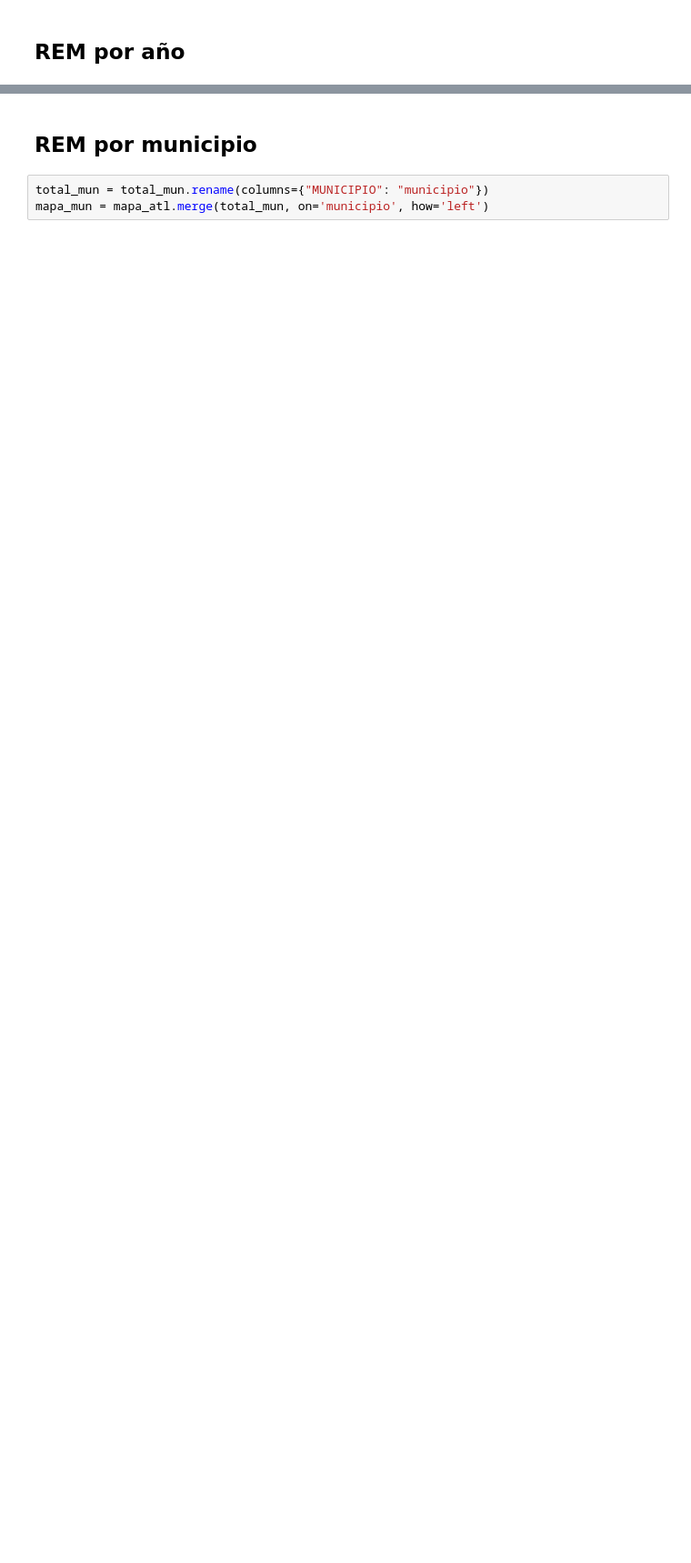
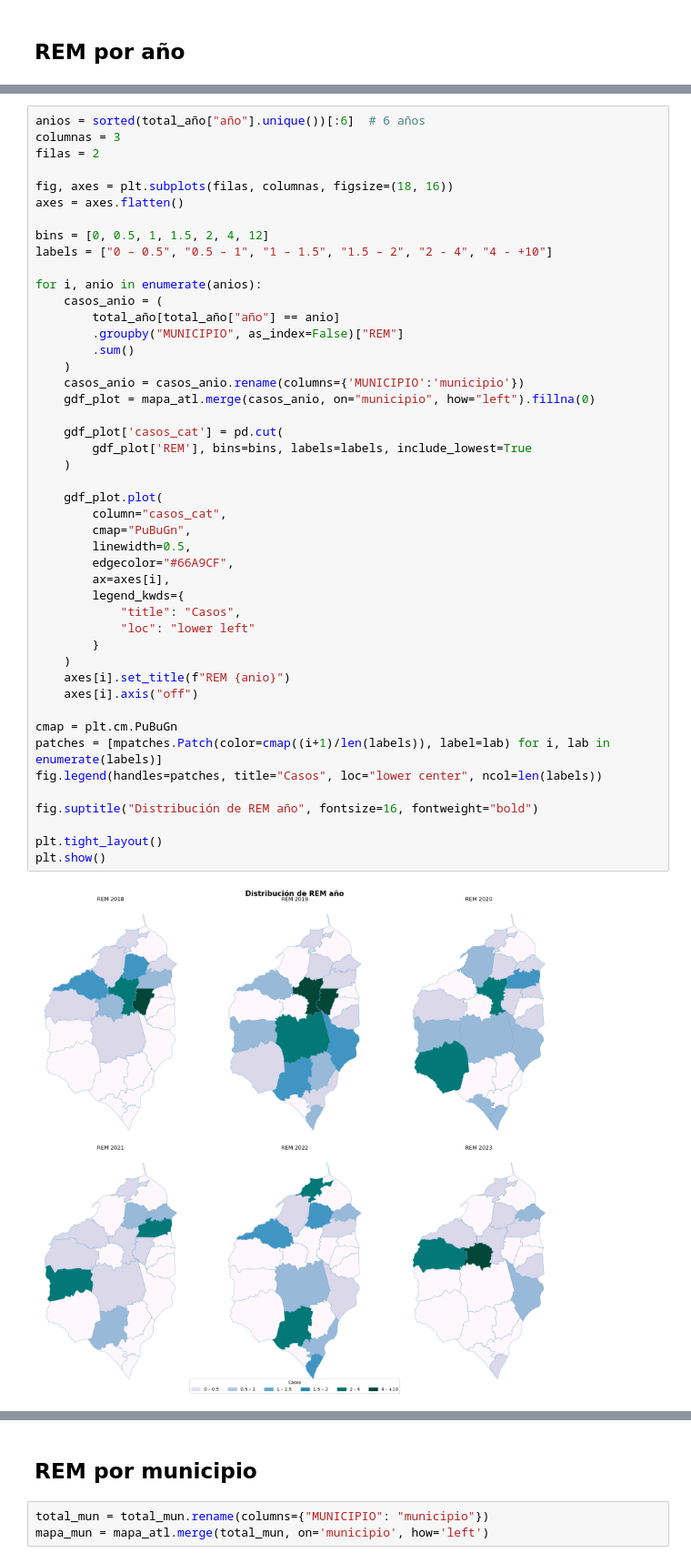
Before and after one commit to Darally06/Dengue_caracterization, a Jupyter notebook: REM_ATL.ipynb, the cells around one changed output, grey strips where cells are left out. Shown at 91% size. Saved outputs shown, nothing was run; the diff lists cells and outputs as text; blank space fills up the shorter version.

```diff
--- a/REM_ATL.ipynb
+++ b/REM_ATL.ipynb
@@ -85,0 +102,48 @@ plt.show()
+# %%
+anios = sorted(total_año["año"].unique())[:6]  # 6 años
+columnas = 3
+filas = 2
+
+fig, axes = plt.subplots(filas, columnas, figsize=(18, 16))
+axes = axes.flatten()
+
+bins = [0, 0.5, 1, 1.5, 2, 4, 12]
+labels = ["0 – 0.5", "0.5 – 1", "1 – 1.5", "1.5 – 2", "2 - 4", "4 - +10"]
+
+for i, anio in enumerate(anios):
+    casos_anio = (
+        total_año[total_año["año"] == anio]
+        .groupby("MUNICIPIO", as_index=False)["REM"]
+        .sum()
+    )
+    casos_anio = casos_anio.rename(columns={'MUNICIPIO':'municipio'})
+    gdf_plot = mapa_atl.merge(casos_anio, on="municipio", how="left").fillna(0)
+
+    gdf_plot['casos_cat'] = pd.cut(
+        gdf_plot['REM'], bins=bins, labels=labels, include_lowest=True
+    )
+
+    gdf_plot.plot(
+        column="casos_cat",
+        cmap="PuBuGn",
+        linewidth=0.5,
+        edgecolor="#66A9CF",
+        ax=axes[i],
+        legend_kwds={
+            "title": "Casos",
+            "loc": "lower left"
+        }
+    )
+    axes[i].set_title(f"REM {anio}")
+    axes[i].axis("off")
+
+cmap = plt.cm.PuBuGn
+patches = [mpatches.Patch(color=cmap((i+1)/len(labels)), label=lab) for i, lab in enumerate(labels)]
+fig.legend(handles=patches, title="Casos", loc="lower center", ncol=len(labels))
+
+fig.suptitle("Distribución de REM año", fontsize=16, fontweight="bold")
+
+plt.tight_layout()
+plt.show()
+# %% [output]
+[figure, added]
```
Also changed, not shown: parts of 8 cells of this notebook, 5 other files.
